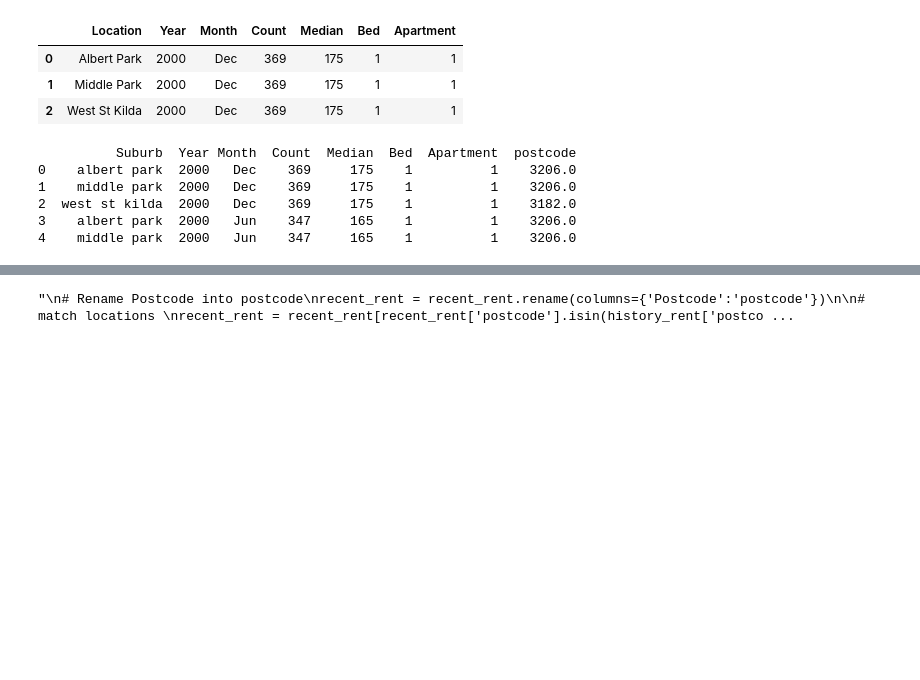
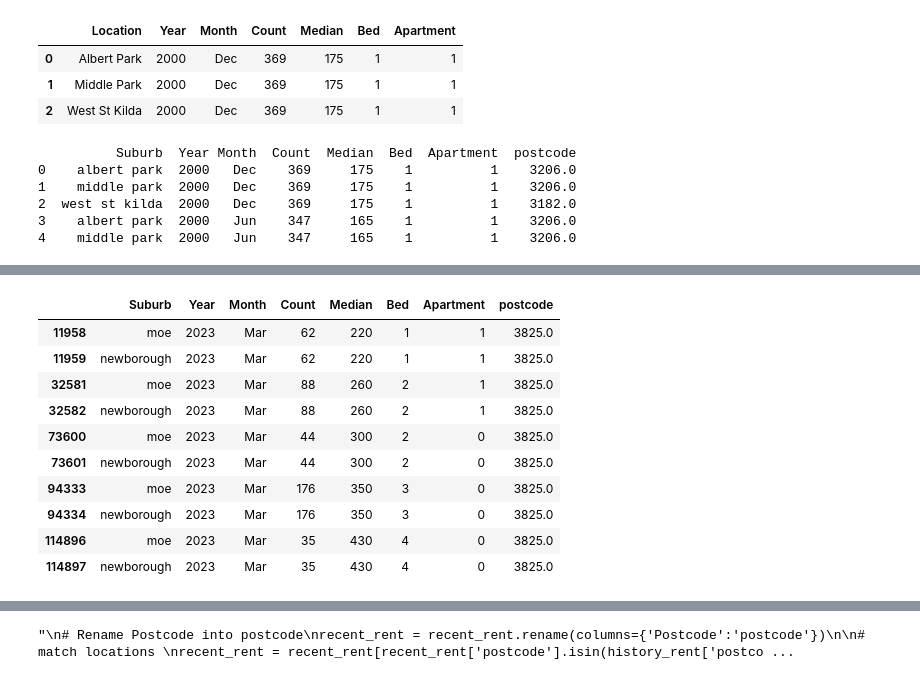
Before and after one commit to MAST30034-AppliedDataScience/project-2-group-real-estate-industry-project-16, a Jupyter notebook: notebooks/preprocessing_rent/preprocess_final_rent.ipynb, the cells around one changed output, grey strips where cells are left out. Saved outputs shown, nothing was run; the diff lists cells and outputs as text; code cells hidden in the pictures; blank space fills up the shorter version.

```diff
--- a/notebooks/preprocessing_rent/preprocess_final_rent.ipynb
+++ b/notebooks/preprocessing_rent/preprocess_final_rent.ipynb
@@ -92,3 +116,17 @@ print(history_rent.head())
+# %%
+y_2023
+# %% [output]
+|  | Suburb | Year | Month | Count | Median | Bed | Apartment | postcode |
+| 11958 | moe | 2023 | Mar | 62 | 220 | 1 | 1 | 3825.0 |
+| 11959 | newborough | 2023 | Mar | 62 | 220 | 1 | 1 | 3825.0 |
+| 32581 | moe | 2023 | Mar | 88 | 260 | 2 | 1 | 3825.0 |
+| 32582 | newborough | 2023 | Mar | 88 | 260 | 2 | 1 | 3825.0 |
+| 73600 | moe | 2023 | Mar | 44 | 300 | 2 | 0 | 3825.0 |
+| 73601 | newborough | 2023 | Mar | 44 | 300 | 2 | 0 | 3825.0 |
+| 94333 | moe | 2023 | Mar | 176 | 350 | 3 | 0 | 3825.0 |
+| 94334 | newborough | 2023 | Mar | 176 | 350 | 3 | 0 | 3825.0 |
+| 114896 | moe | 2023 | Mar | 35 | 430 | 4 | 0 | 3825.0 |
+| 114897 | newborough | 2023 | Mar | 35 | 430 | 4 | 0 | 3825.0 |
 # %%
 # Replace the postcode with '3004' for the suburb 'cbd' and 'st kilda rd'
 history_rent.loc[history_rent['Suburb'] == 'cbd', 'postcode'] = '3004'
```
Also changed, not shown: parts of 6 cells of this notebook, 14 other files.
